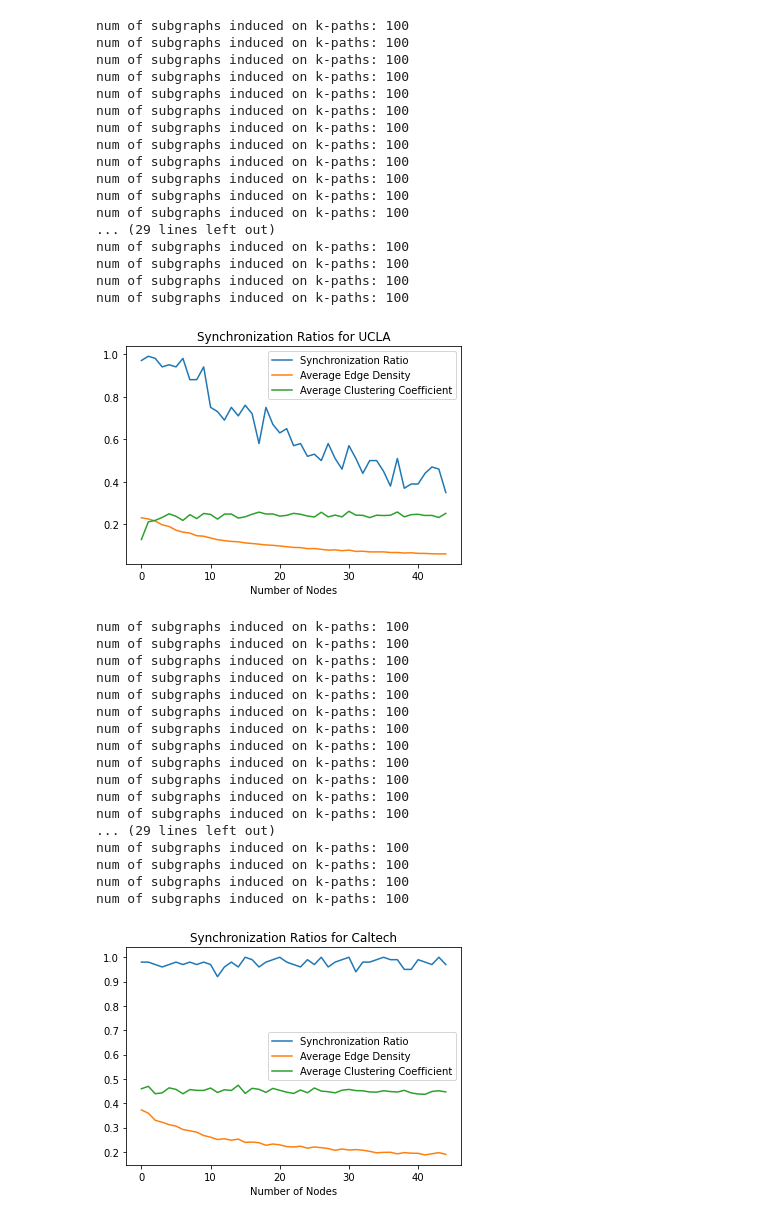
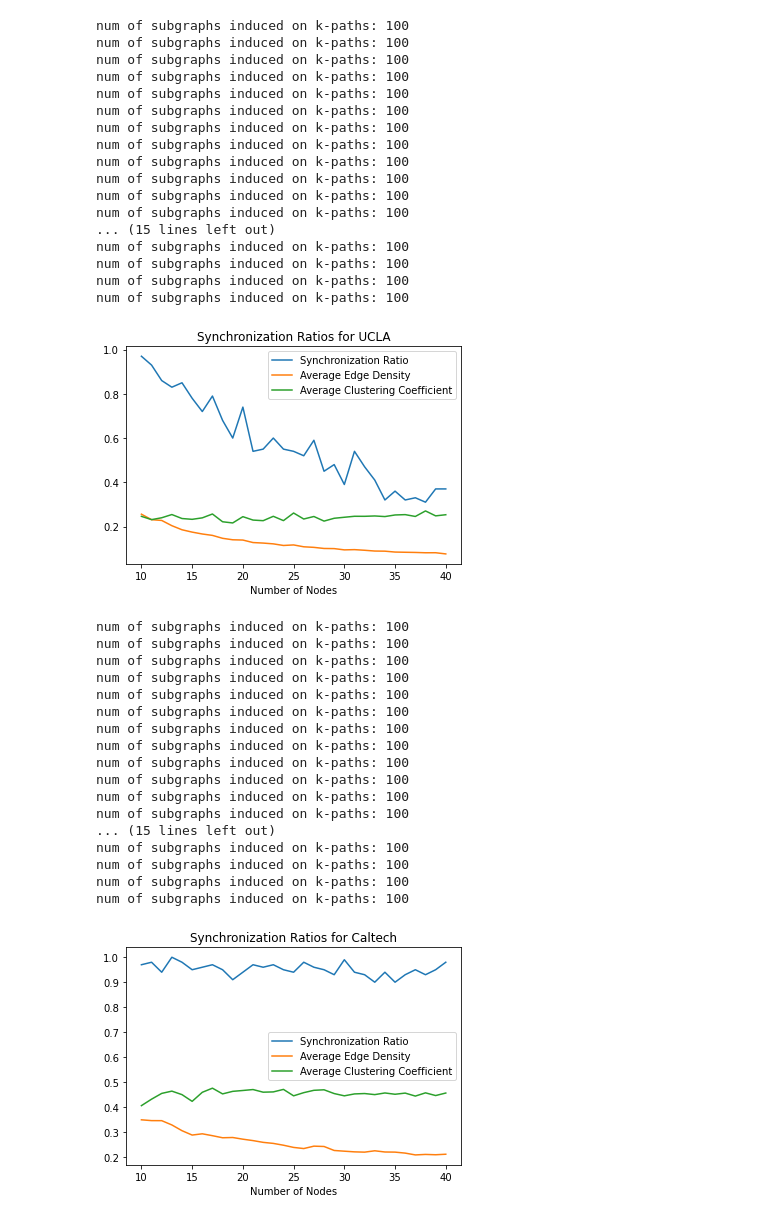
Before and after one commit to BryaneX455/reu2022, a Jupyter notebook: Kuramoto Model/Final Figures.ipynb, the cells around one changed output. Cells and saved outputs as stored; diff of their text form; code cells hidden in the pictures.

```diff
--- a/Kuramoto Model/Final Figures.ipynb
+++ b/Kuramoto Model/Final Figures.ipynb
@@ -12,7 +12,7 @@ ntwk = 'UCLA26'
 ntwk_nonumber = ''.join([i for i in ntwk if not i.isdigit()])
 
 Node_Num_Min = 5
-Node_Num_Max = 50
+Node_Num_Max = 36
 num_samples = 100
 NodeNum_List = []
 Average_Sync_List = []
@@ -38,7 +38,7 @@ for i in range(len(NodeNum_List)):
     for G in graph_list:
         if nx.is_connected(G):
             nodes = nx.number_of_nodes(G)
-            K = 2.5
+            K = 0.8
             model = Kuramoto(coupling=K, dt=0.01, T=18, n_nodes=nodes, half_sync=False)
             adj_mat = nx.to_numpy_array(G)
             sim = model.run(adj_mat)
@@ -46,45 +46,45 @@ for i in range(len(NodeNum_List)):
                 Total_Sync += 1
             density += nx.density(G)
             avg_cc += nx.average_clustering(G)
     Average_Sync_Perc =  Total_Sync/num_samples
     Average_Sync_List.append(Average_Sync_Perc)
     Average_Density =  density/num_samples
     Average_Density_List.append(Average_Density)
     Average_CC =  avg_cc/num_samples
     Average_CC_List.append(Average_CC)
-plt.plot(Average_Sync_List, label = "Synchronization Ratio")
-plt.plot(Average_Density_List, label = "Average Edge Density")
-plt.plot(Average_CC_List, label = "Average Clustering Coefficient")
+plt.plot(NodeNum_List, Average_Sync_List, label = "Synchronization Ratio")
+plt.plot(NodeNum_List, Average_Density_List, label = "Average Edge Density")
+plt.plot(NodeNum_List, Average_CC_List, label = "Average Clustering Coefficient")
 plt.legend()
 plt.xlabel('Number of Nodes')
 plt.title('Synchronization Ratios for UCLA')
 plt.show()
 # %% [output]
 num of subgraphs induced on k-paths: 100
 num of subgraphs induced on k-paths: 100
 num of subgraphs induced on k-paths: 100
 num of subgraphs induced on k-paths: 100
 num of subgraphs induced on k-paths: 100
 num of subgraphs induced on k-paths: 100
 num of subgraphs induced on k-paths: 100
 num of subgraphs induced on k-paths: 100
 num of subgraphs induced on k-paths: 100
 num of subgraphs induced on k-paths: 100
 num of subgraphs induced on k-paths: 100
 num of subgraphs induced on k-paths: 100
-... (29 lines left out)
+... (15 lines left out)
 num of subgraphs induced on k-paths: 100
 num of subgraphs induced on k-paths: 100
 num of subgraphs induced on k-paths: 100
 num of subgraphs induced on k-paths: 100
-[figure, old version]
+[figure, new version]
 # %%
 sampling_alg = 'pivot'
 ntwk = 'Caltech36'
 ntwk_nonumber = ''.join([i for i in ntwk if not i.isdigit()])
 
 Node_Num_Min = 5
-Node_Num_Max = 50
+Node_Num_Max = 36
 num_samples = 100
 NodeNum_List = []
 Average_Sync_List = []
@@ -110,7 +110,7 @@ for i in range(len(NodeNum_List)):
     for G in graph_list:
         if nx.is_connected(G):
             nodes = nx.number_of_nodes(G)
-            K = 1
+            K = 0.8
             model = Kuramoto(coupling=K, dt=0.01, T=18, n_nodes=nodes, half_sync=False)
             adj_mat = nx.to_numpy_array(G)
             sim = model.run(adj_mat)
@@ -124,9 +124,9 @@ for i in range(len(NodeNum_List)):
     Average_Density_List.append(Average_Density)
     Average_CC =  avg_cc/num_samples
     Average_CC_List.append(Average_CC)
-plt.plot(Average_Sync_List, label = "Synchronization Ratio")
-plt.plot(Average_Density_List, label = "Average Edge Density")
-plt.plot(Average_CC_List, label = "Average Clustering Coefficient")
+plt.plot(NodeNum_List, Average_Sync_List, label = "Synchronization Ratio")
+plt.plot(NodeNum_List, Average_Density_List, label = "Average Edge Density")
+plt.plot(NodeNum_List, Average_CC_List, label = "Average Clustering Coefficient")
 plt.legend()
 plt.xlabel('Number of Nodes')
 plt.title('Synchronization Ratios for Caltech')
@@ -144,12 +144,12 @@ num of subgraphs induced on k-paths: 100
 num of subgraphs induced on k-paths: 100
 num of subgraphs induced on k-paths: 100
 num of subgraphs induced on k-paths: 100
-... (29 lines left out)
+... (15 lines left out)
 num of subgraphs induced on k-paths: 100
 num of subgraphs induced on k-paths: 100
 num of subgraphs induced on k-paths: 100
 num of subgraphs induced on k-paths: 100
-[figure, old version]
+[figure, new version]
 # %%
 NWS = nx.newman_watts_strogatz_graph(20000, 1000, 0.67)
 new_nodes = {e: n for n, e in enumerate(NWS.nodes, start=1)}
```
Also changed, not shown: parts of 15 cells of this notebook, 20 other files.
